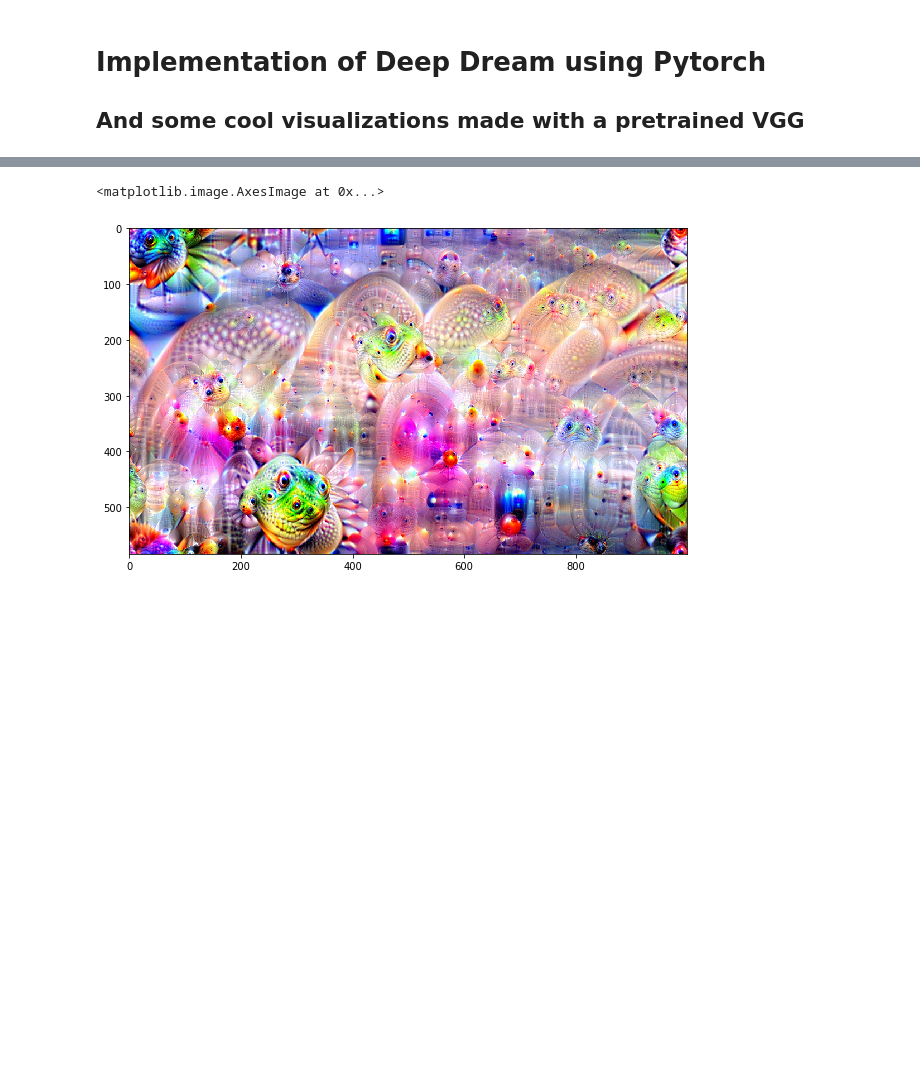
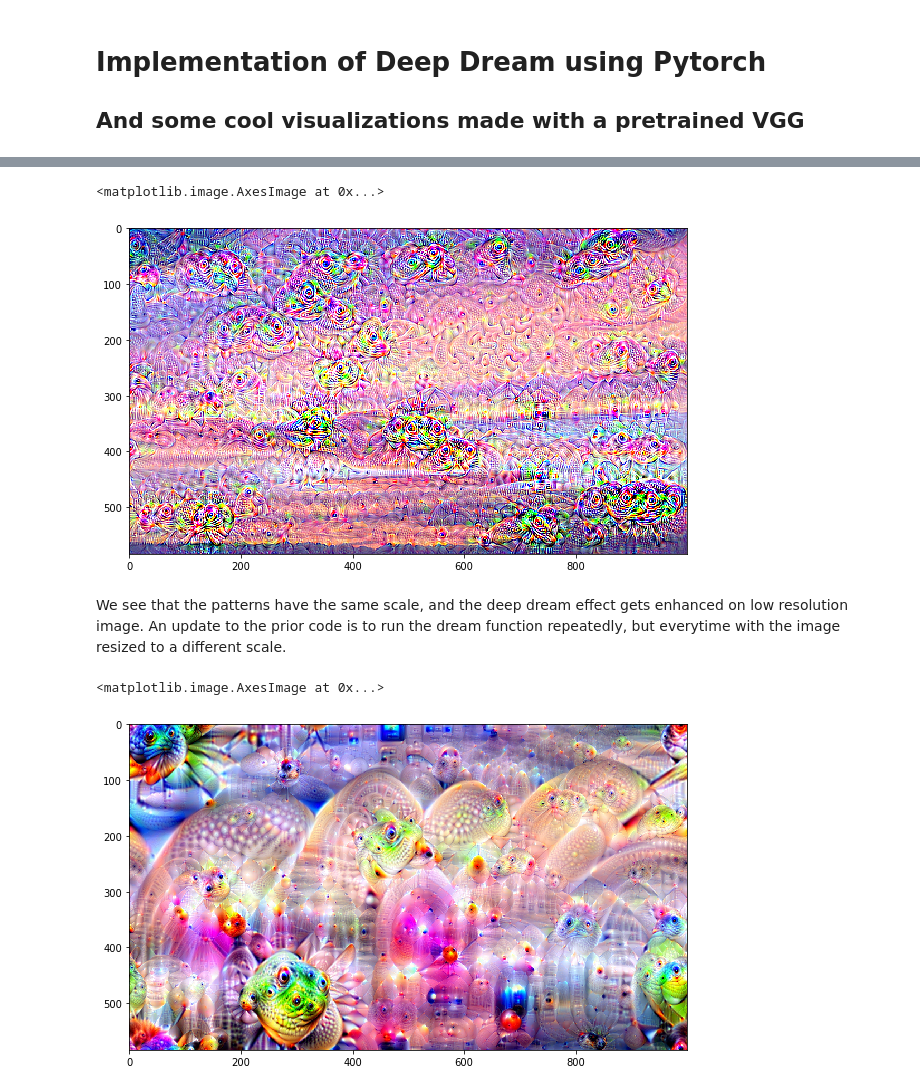
Before and after one commit to juanigp/Pytorch-Deep-Dream, a Jupyter notebook: Deep_Dream.ipynb, the cells around one changed output, grey strips where cells are left out. Saved outputs shown, nothing was run; the diff lists cells and outputs as text; code cells hidden in the pictures; blank space fills up the shorter version.

```diff
--- a/Deep_Dream.ipynb
+++ b/Deep_Dream.ipynb
@@ -40 +45,65 @@ VGG(
+# %%
+#Class to register a hook on the target layer (used to get the output channels of the layer)
+class Hook():
+    def __init__(self, module, backward=False):
+        if backward==False:
+            self.hook = module.register_forward_hook(self.hook_fn)
+        else:
+            self.hook = module.register_backward_hook(self.hook_fn)
+    def hook_fn(self, module, input, output):
+        self.input = input
+        self.output = output
+    def close(self):
+        self.hook.remove()
+
+#Function to make gradients calculations from the output channels of the target layer
+def get_gradients(net_in, net, layer):
+  net_in = net_in.unsqueeze(0).cuda()
+  net_in.requires_grad = True
+  net.zero_grad()
+  hook = Hook(layer)
+  net_out = net(net_in)
+  loss = hook.output[0].norm()
+  loss.backward()
+  return net_in.grad.data.squeeze()
+
+#denormalization image transform
+denorm = transforms.Compose([ transforms.Normalize(mean = [ 0., 0., 0. ], std = [ 1/0.229, 1/0.224, 1/0.225 ]),
+                              transforms.Normalize(mean = [ -0.485, -0.456, -0.406 ], std = [ 1., 1., 1. ]),
+                              ])
+
+#Function to run the dream.
+def dream(image, net, layer, iterations, lr):
+  image_tensor = transforms.ToTensor()(image)
+  image_tensor = transforms.Normalize(mean=[0.485, 0.456, 0.406], std=[0.229, 0.224, 0.225])(image_tensor).cuda()
+  for i in range(iterations):
+    gradients = get_gradients(image_tensor, net, layer)
+    image_tensor.data = image_tensor.data + lr * gradients.data
+
+  img_out = image_tensor.detach().cpu()
+  img_out = denorm(img_out)
+  img_out_np = img_out.numpy().transpose(1,2,0)
+  img_out_np = np.clip(img_out_np, 0, 1)
+  img_out_pil = Image.fromarray(np.uint8(img_out_np * 255))
+  return img_out_pil
+
+#Input image
+url = 'https://s3.amazonaws.com/pbblogassets/uploads/2018/10/22074923/pink-sky-cover.jpg'
+response = requests.get(url)
+img = Image.open(BytesIO(response.content))
+orig_size = np.array(img.size)
+new_size = np.array(img.size)*0.5
+img = img.resize(new_size.astype(int))
+layer = list( vgg.features.modules() )[27]
+
+img = dream(img, vgg, layer, 20, 1)
+
+img = img.resize(orig_size)
+fig = plt.figure(figsize = (10 , 10))
+plt.imshow(img)
+# %% [output]
+<matplotlib.image.AxesImage at 0x...>
+[figure, added]
+# %% [markdown]
+We see that the patterns have the same scale, and the deep dream effect gets enhanced on low resolution image. An update to the prior code is to run the dream function repeatedly, but everytime with the image resized to a different scale.
 # %%
```
Also changed, not shown: parts of 5 cells of this notebook.
